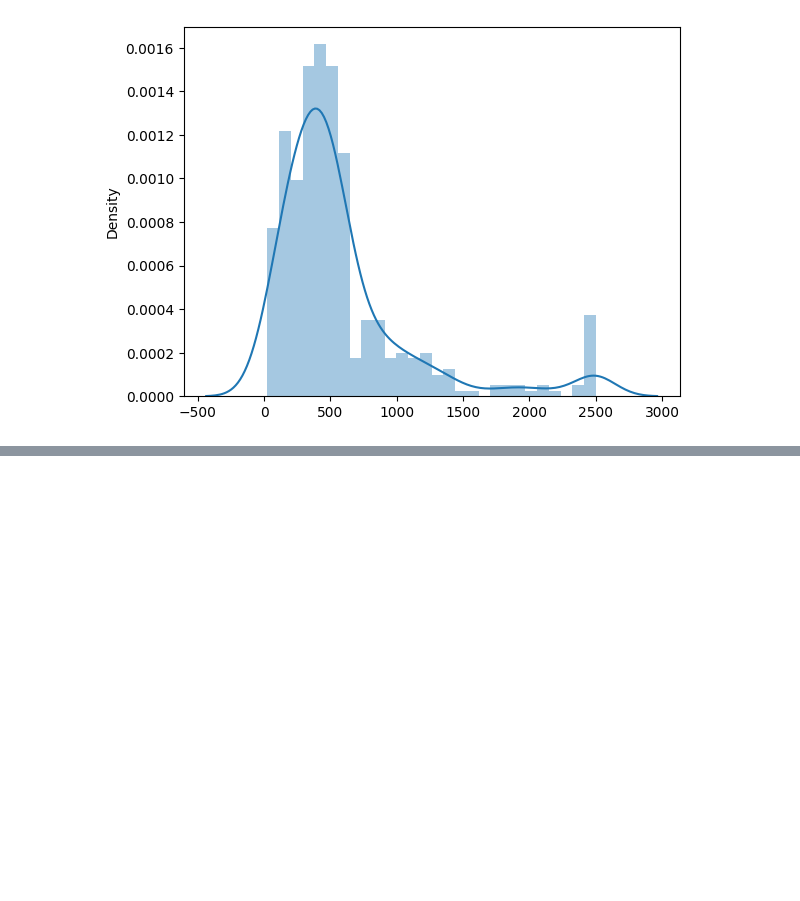
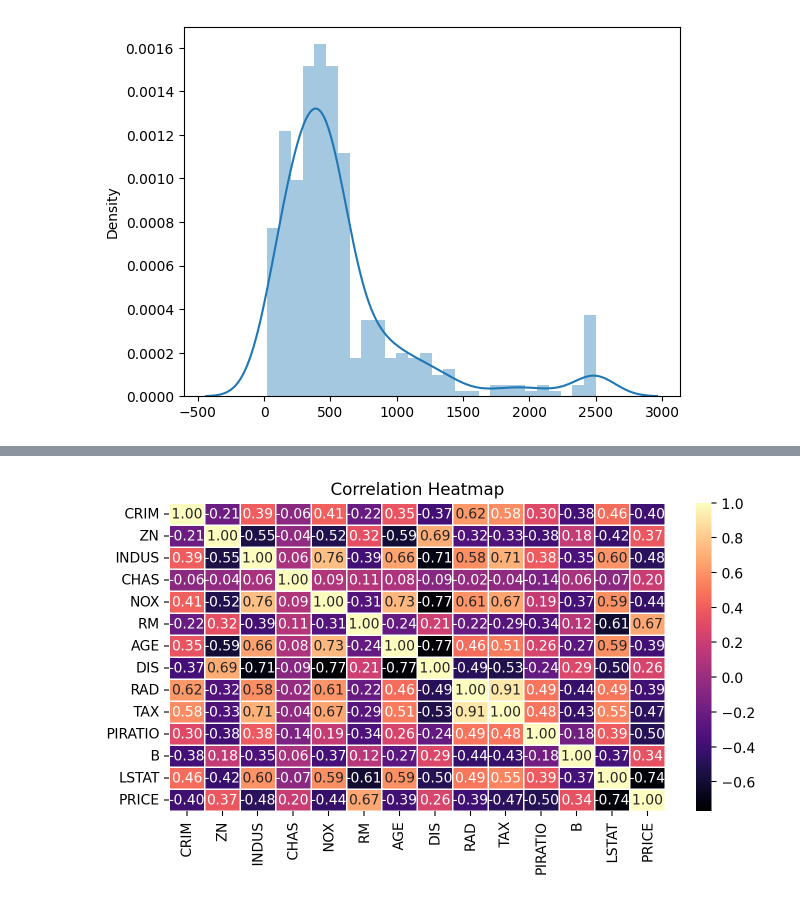
Before and after one commit to jessjwh/jess_window, a Jupyter notebook: machine_learning/boston_housing_prices/prices.ipynb, the cells around one changed output, grey strips where cells are left out. Drawn from its saved outputs; the diff is of its cells as text; code cells hidden in the pictures; blank space fills up the shorter version.

```diff
--- a/machine_learning/boston_housing_prices/prices.ipynb
+++ b/machine_learning/boston_housing_prices/prices.ipynb
@@ -123,0 +124,17 @@ Shape Of The After Ouliers:  (455, 14)
+# %%
+set_matplotlib_formats('retina')
+
+# Load the dataset
+file_path = '/Users/jesshuang/Documents/GitHub/jess_window/machine_learning/boston_housing_prices/train_dataset.csv'
+data = pd.read_csv(file_path)
+
+# Calculate the correlation matrix
+correlation_matrix = data.corr()
+
+# Create a heatmap with higher resolution
+plt.figure(figsize=(8, 4))
+sns.heatmap(correlation_matrix, annot=True, fmt=".2f", cmap="magma", linewidths=0.5)
+plt.title("Correlation Heatmap")
+plt.show()
+# %% [output]
+[figure, added]
```
Also changed, not shown: parts of 3 cells of this notebook, 2 other files.
